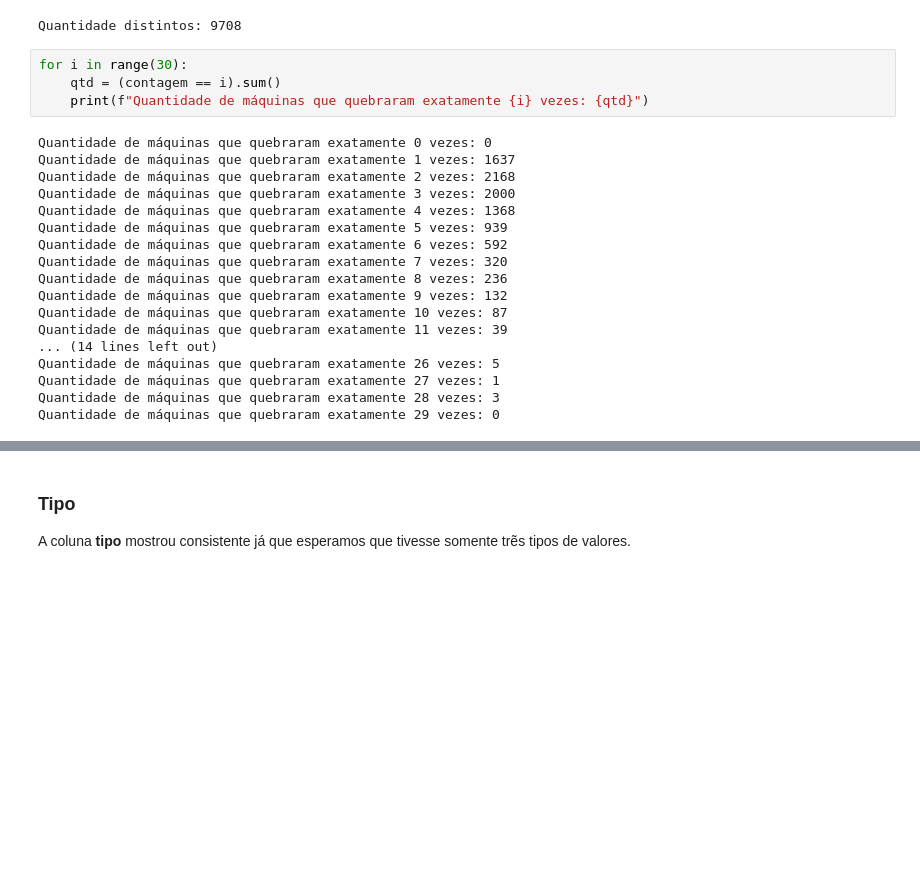
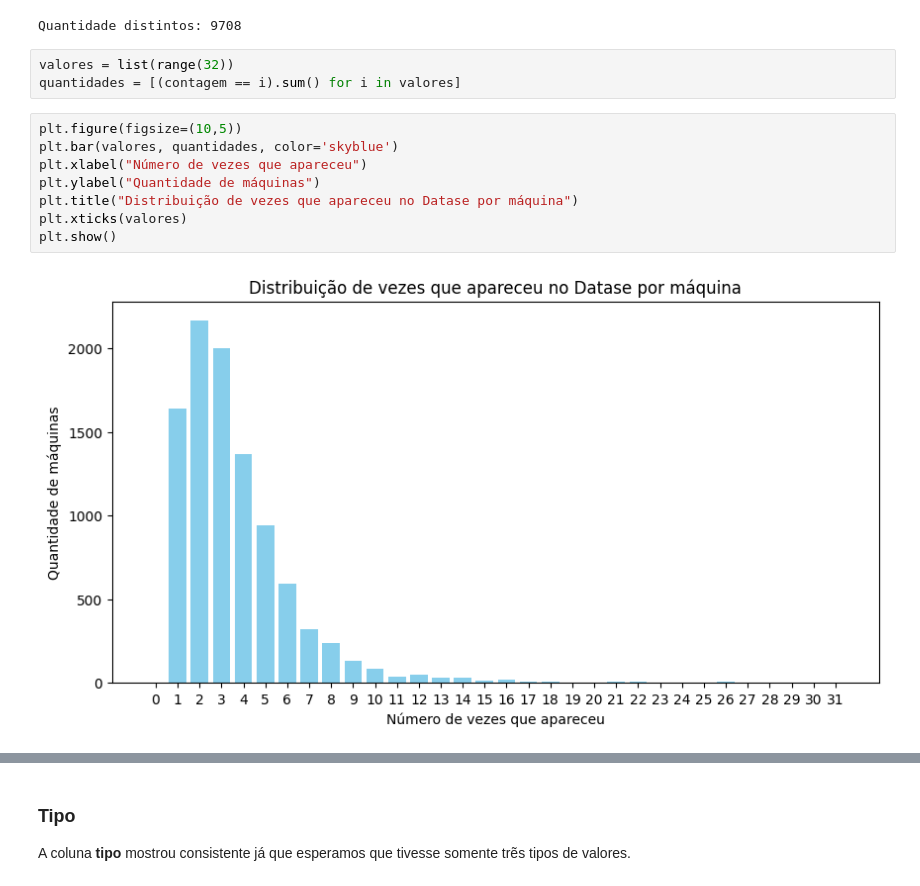
Before and after one commit to devryoshio/fiesc, a Jupyter notebook: Bootcamp Ciência de Dados e Inteligência Artificial.ipynb, the cells around one changed output, grey strips where cells are left out. Drawn from its saved outputs; the diff is of its cells as text; blank space fills up the shorter version.

```diff
--- a/Bootcamp Ciência de Dados e Inteligência Artificial.ipynb
+++ b/Bootcamp Ciência de Dados e Inteligência Artificial.ipynb
@@ -208,24 +221,15 @@ print(f'Quantidade distintos: {df["id_produto"].nunique()}')
 # %% [output]
 Quantidade distintos: 9708
 # %%
-for i in range(30):
-    qtd = (contagem == i).sum()
-    print(f"Quantidade de máquinas que quebraram exatamente {i} vezes: {qtd}")
+valores = list(range(32))
+quantidades = [(contagem == i).sum() for i in valores]
-# %% [output]
-Quantidade de máquinas que quebraram exatamente 0 vezes: 0
-Quantidade de máquinas que quebraram exatamente 1 vezes: 1637
-Quantidade de máquinas que quebraram exatamente 2 vezes: 2168
-Quantidade de máquinas que quebraram exatamente 3 vezes: 2000
-Quantidade de máquinas que quebraram exatamente 4 vezes: 1368
-Quantidade de máquinas que quebraram exatamente 5 vezes: 939
-Quantidade de máquinas que quebraram exatamente 6 vezes: 592
-Quantidade de máquinas que quebraram exatamente 7 vezes: 320
-Quantidade de máquinas que quebraram exatamente 8 vezes: 236
-Quantidade de máquinas que quebraram exatamente 9 vezes: 132
-Quantidade de máquinas que quebraram exatamente 10 vezes: 87
-Quantidade de máquinas que quebraram exatamente 11 vezes: 39
-... (14 lines left out)
-Quantidade de máquinas que quebraram exatamente 26 vezes: 5
-Quantidade de máquinas que quebraram exatamente 27 vezes: 1
-Quantidade de máquinas que quebraram exatamente 28 vezes: 3
-Quantidade de máquinas que quebraram exatamente 29 vezes: 0
+# %%
+plt.figure(figsize=(10,5))
+plt.bar(valores, quantidades, color='skyblue')
+plt.xlabel("Número de vezes que apareceu")
+plt.ylabel("Quantidade de máquinas")
+plt.title("Distribuição de vezes que apareceu no Datase por máquina")
+plt.xticks(valores)
+plt.show()
+# %% [output]
+[figure, added]
```
Also changed, not shown: parts of 46 cells of this notebook, 1 other file.
